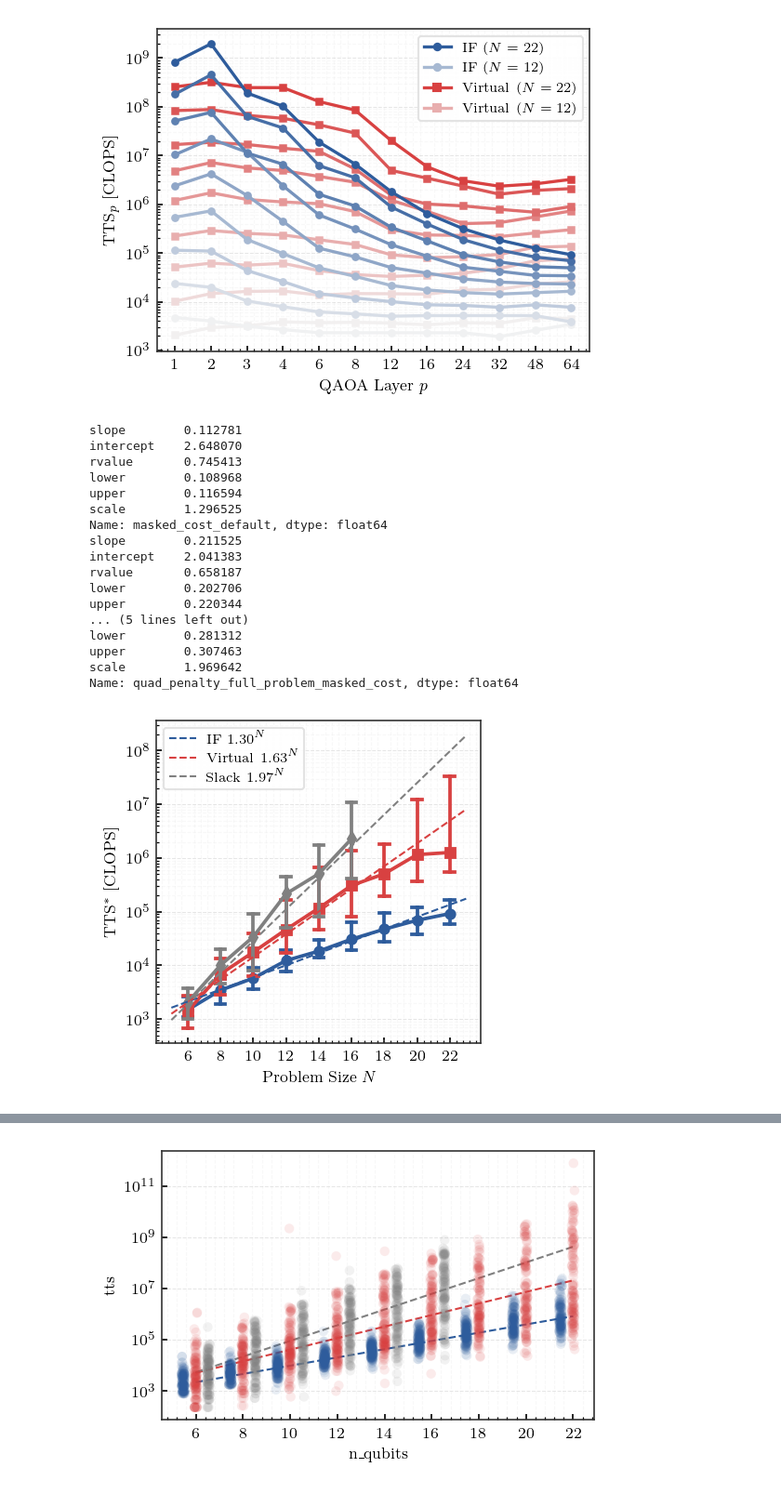
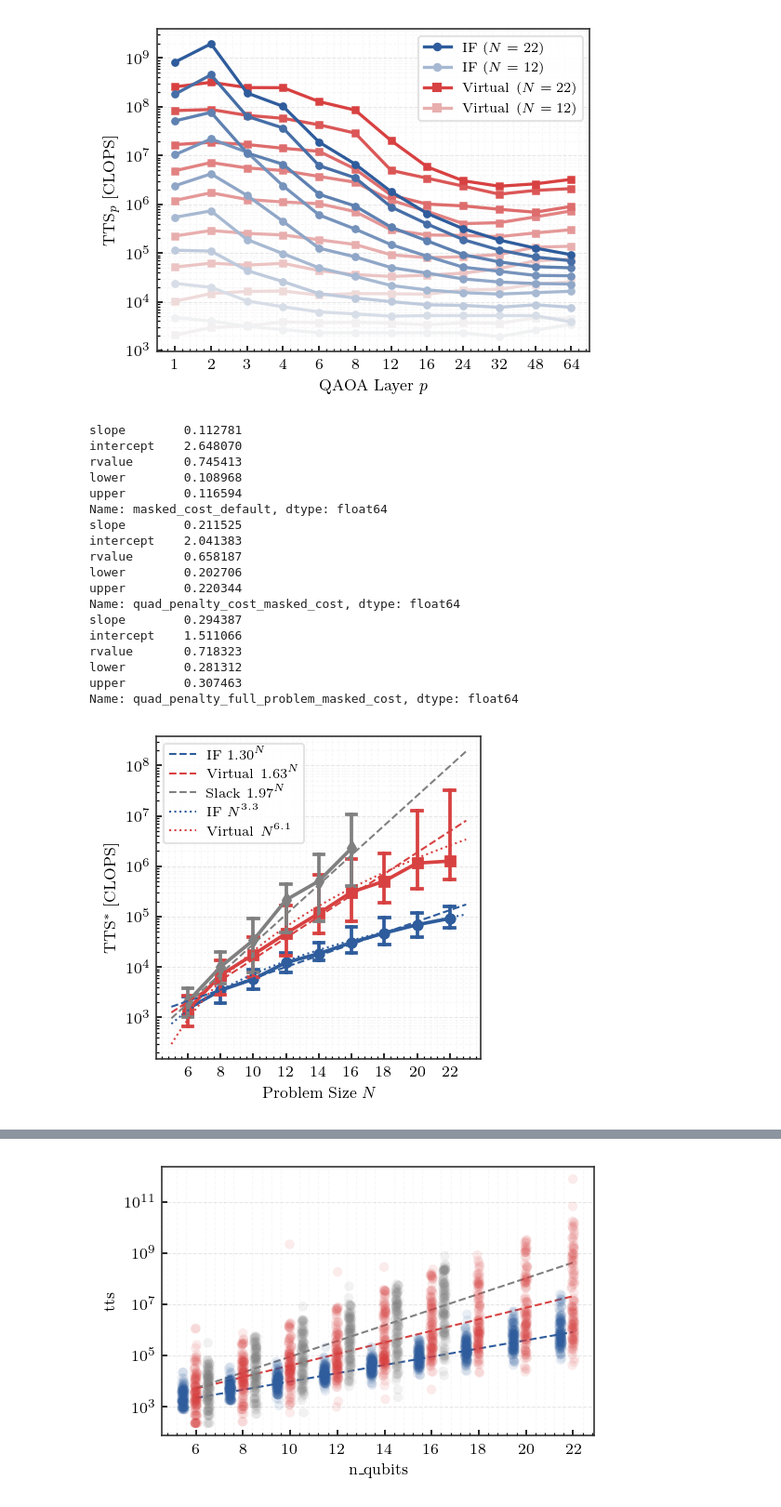
Before and after one commit to dbucher97/fast-qaoa-c, a Jupyter notebook: notebooks/int_analysis.ipynb, the cells around one changed output, grey strips where cells are left out. Shown at 93% size. Drawn from its saved outputs; the diff is of its cells as text; code cells hidden in the pictures.

```diff
--- a/notebooks/eval/int_analysis2.ipynb
+++ b/notebooks/int_analysis.ipynb
@@ -22,13 +19,11 @@ styling.set_my_style()
 # %%
-df = pd.read_feather("../../results/int_main2.feather").query("qaoa == 'quad_penalty_full_problem'")
-df = pd.concat([pd.read_feather("../../results/int_main4.feather"), df]).reset_index()
-
+df = pd.read_feather("../results/int_main2.feather").query("qaoa == 'quad_penalty_full_problem'")
+df = pd.concat([pd.read_feather("../results/int_main4.feather"), df]).reset_index()
 
 df["method"] = df.qaoa + "_" + df.cost
 replacer = {"masked_cost_default": "IF-QAOA", "quad_penalty_cost_masked_cost": "Virtual Penalty", "quad_penalty_full_problem_masked_cost": "Slack Penalty"}
 clean_names = {"depth": "QAOA Layer $p$", "rnd_approx_ratio": "RAAR", "tts": "TTS$_p$ [CLOPS]", "p_opt": r"$p_\text{opt}$", "repeats": "Repeats", "p_999": r"$p_{99.9\%}$", "p_99": r"$p_{99\%}$", "p_9": r"$p_{90\%}$", "n_qubits": "Problem Size $N$", "feas_ratio": "Feasibility Ratio"}
 df["Method"] = df.method.replace(replacer)
-
 
 df = df[np.logical_not(np.isnan(df.n_qubits))]
 # df = df[np.logical_or(df.cost == "masked_cost", df.qaoa == "masked_cost")]
@@ -36,9 +31,11 @@ df = df[np.logical_not(np.isnan(df.n_qubits))]
 df["depth"] = df.depth.astype(int)
 df["problem_id"] = df.problem_id.astype(int)
 
+# only keep complete problem sizes in data frame
 filter_df = df.groupby(["method", "n_qubits", "depth"]).problem_id.count()
 ilocs = np.where(filter_df < 128)[0]
 for (method, n_qubits, depth), _ in filter_df.iloc[ilocs].items():
     idx = df[(df.method == method) & (df.n_qubits == n_qubits) & (df.depth == depth)].index
     df = df.drop(idx)
-# df = df.drop(df.query("n_qubits >= 20 and depth > 32 and n_q).index)
+
+df.head()
@@ -61,4 +49,0 @@ df
-# %%
-depths = df.depth.unique()
-
-df["fitting_depth"] = df.n_qubits.transform(lambda x: depths[np.argmin(np.abs(x - depths))])
@@ -203,43 +191,42 @@ def plot_fit(d):
 
 df_opt_fit.apply(plot_fit, axis=1)
 df_opt_fit["scale"] = 10 ** df_opt_fit.slope
-df_opt_fit
 
 cmap = {"masked_cost_default": styling.COLORS[0], "quad_penalty_cost_masked_cost": styling.COLORS[1]}
 
 def plot_fit2(d):
     if d.name == "quad_penalty_full_problem_masked_cost":
         return
     x  = np.linspace(5, 23, 100)
     # y = 10 ** d.slope
     plt.plot((x - 6) / 2,  np.pow(x, d.slope) * 10 ** (d.intercept), linestyle=":", label=f"{replacer_short[d.name]} " + "$N^{" + f"{d.slope:.1f}" + "}$", color=cmap[d.name])
 
-# df_opt_fit2.apply(plot_fit2, axis=1)
-df_opt_fit2["scale"] = 10 ** df_opt_fit.slope
-df_opt_fit2
+df_opt_fit2.apply(plot_fit2, axis=1)
+
 
 plt.yscale("log")
 
 plt.xlabel("Problem Size $N$")
 plt.ylabel(r"TTS$^*$ [CLOPS]")
 plt.legend()
 plt.savefig("plots/scaling_tts_opt.pdf")
 # %% [output]
 slope        0.112781
 intercept    2.648070
 rvalue       0.745413
 lower        0.108968
 upper        0.116594
-scale        1.296525
 Name: masked_cost_default, dtype: float64
 slope        0.211525
 intercept    2.041383
 rvalue       0.658187
 lower        0.202706
 upper        0.220344
-... (5 lines left out)
+Name: quad_penalty_cost_masked_cost, dtype: float64
+slope        0.294387
+intercept    1.511066
+rvalue       0.718323
 lower        0.281312
 upper        0.307463
-scale        1.969642
 Name: quad_penalty_full_problem_masked_cost, dtype: float64
-[figure, old version]
+[figure, new version]
```
Also changed, not shown: parts of 22 cells of this notebook, 44 other files.
